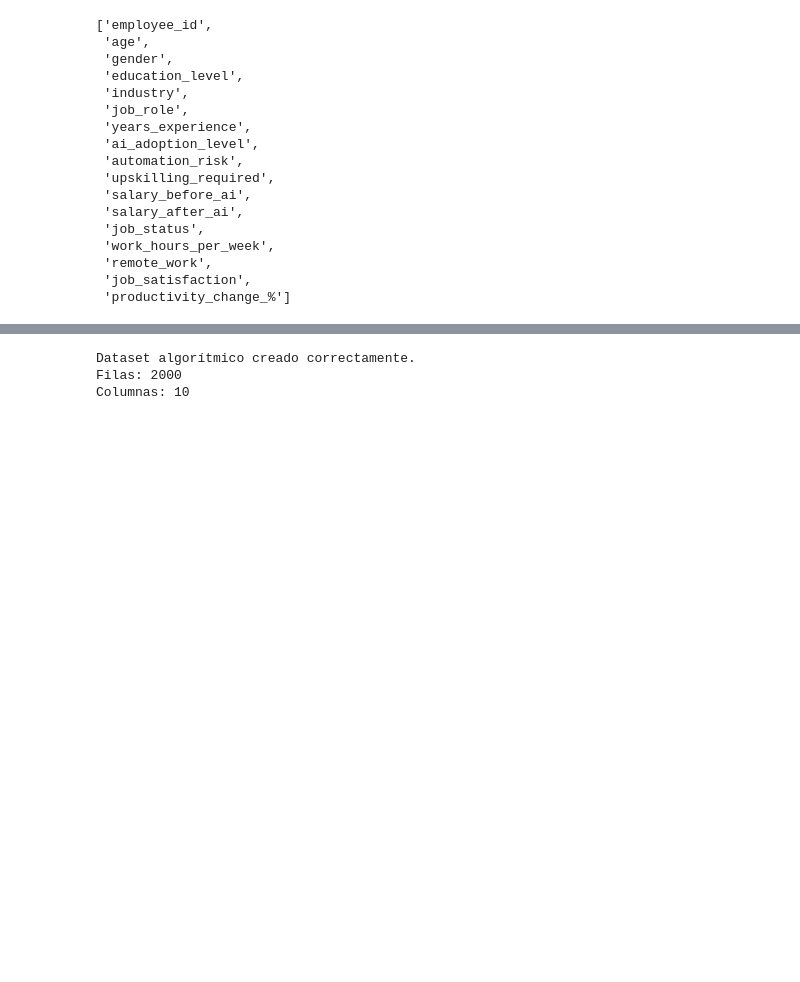
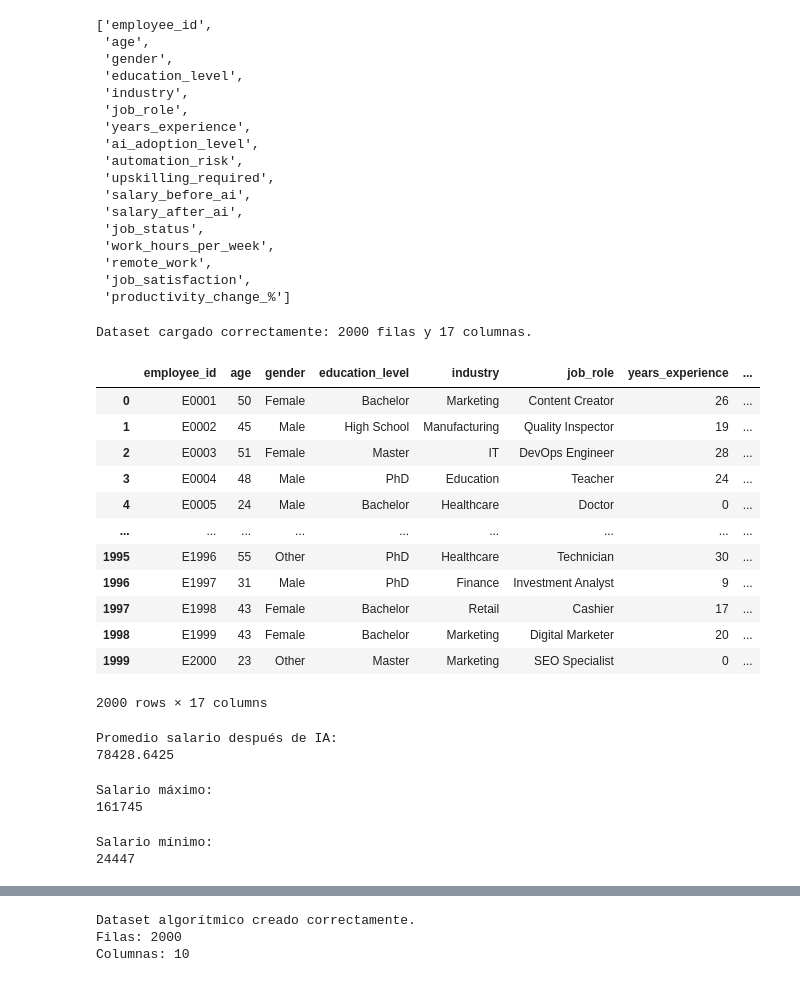
Before and after one commit to Prod1982/mcdi500_s1_grupo6, a Jupyter notebook: F3/notebooks/F3_algoritmos_complejidad.ipynb, the cells around one changed output, grey strips where cells are left out. Drawn from its saved outputs; the diff is of its cells as text; code cells hidden in the pictures; blank space fills up the shorter version.

```diff
--- a/F3/notebooks/F3_algoritmos_complejidad.ipynb
+++ b/F3/notebooks/F3_algoritmos_complejidad.ipynb
@@ -77,3 +80,57 @@ df.columns.tolist()
  'remote_work',
  'job_satisfaction',
  'productivity_change_%']
+# %%
+preprocesador_avanzado = PreprocesadorAIJobAvanzado(
+    DATA_PROCESSED
+)
+
+preprocesador_avanzado.cargar()
+# %% [output]
+Dataset cargado correctamente: 2000 filas y 17 columnas.
+|  | employee_id | age | gender | education_level | industry | job_role | years_experience | ... |
+| 0 | E0001 | 50 | Female | Bachelor | Marketing | Content Creator | 26 | ... |
+| 1 | E0002 | 45 | Male | High School | Manufacturing | Quality Inspector | 19 | ... |
+| 2 | E0003 | 51 | Female | Master | IT | DevOps Engineer | 28 | ... |
+| 3 | E0004 | 48 | Male | PhD | Education | Teacher | 24 | ... |
+| 4 | E0005 | 24 | Male | Bachelor | Healthcare | Doctor | 0 | ... |
+| ... | ... | ... | ... | ... | ... | ... | ... | ... |
+| 1995 | E1996 | 55 | Other | PhD | Healthcare | Technician | 30 | ... |
+| 1996 | E1997 | 31 | Male | PhD | Finance | Investment Analyst | 9 | ... |
+| 1997 | E1998 | 43 | Female | Bachelor | Retail | Cashier | 17 | ... |
+| 1998 | E1999 | 43 | Female | Bachelor | Marketing | Digital Marketer | 20 | ... |
+| 1999 | E2000 | 23 | Other | Master | Marketing | SEO Specialist | 0 | ... |
+2000 rows × 17 columns
+# %%
+print(
+    "Promedio salario después de IA:"
+)
+
+print(
+    preprocesador_avanzado.promedio_salario()
+)
+# %% [output]
+Promedio salario después de IA:
+78428.6425
+# %%
+print(
+    "Salario máximo:"
+)
+
+print(
+    preprocesador_avanzado.salario_maximo()
+)
+# %% [output]
+Salario máximo:
+161745
+# %%
+print(
+    "Salario mínimo:"
+)
+
+print(
+    preprocesador_avanzado.salario_minimo()
+)
+# %% [output]
+Salario mínimo:
+24447
```
Also changed, not shown: parts of 13 cells of this notebook, 2 other files.
